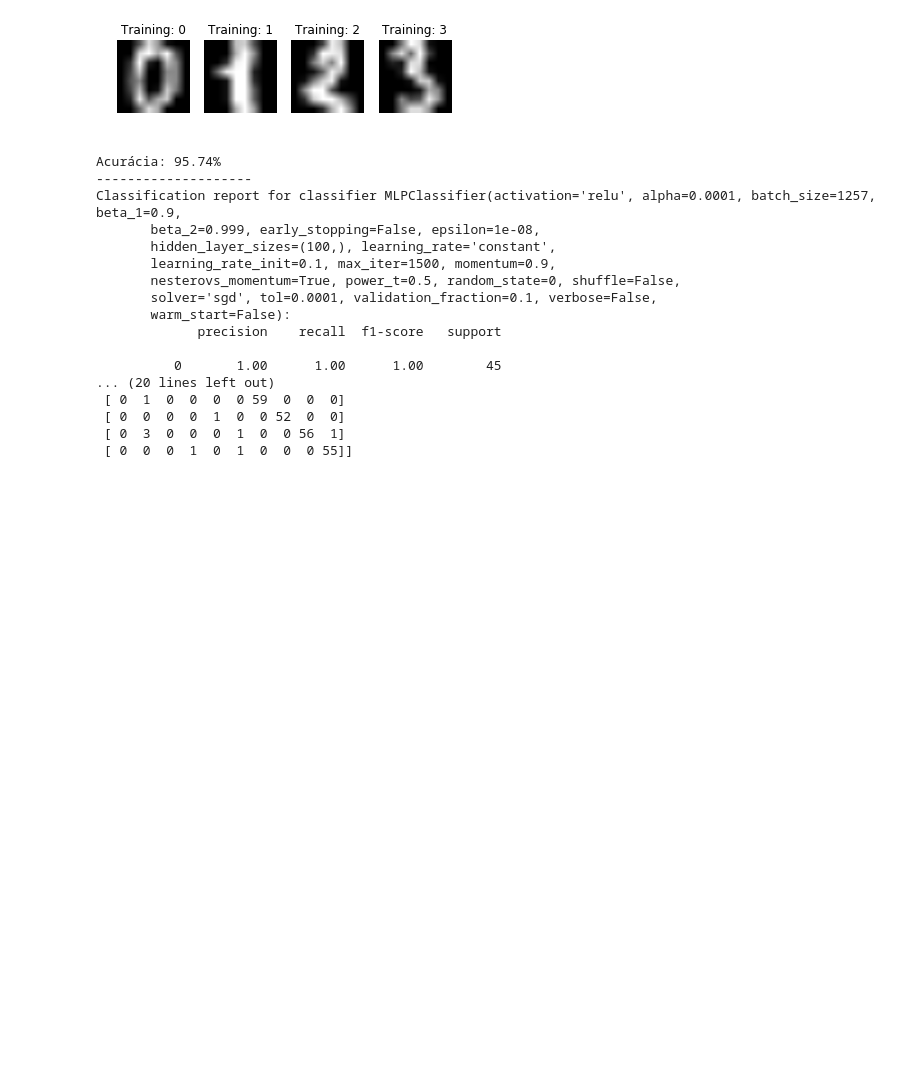
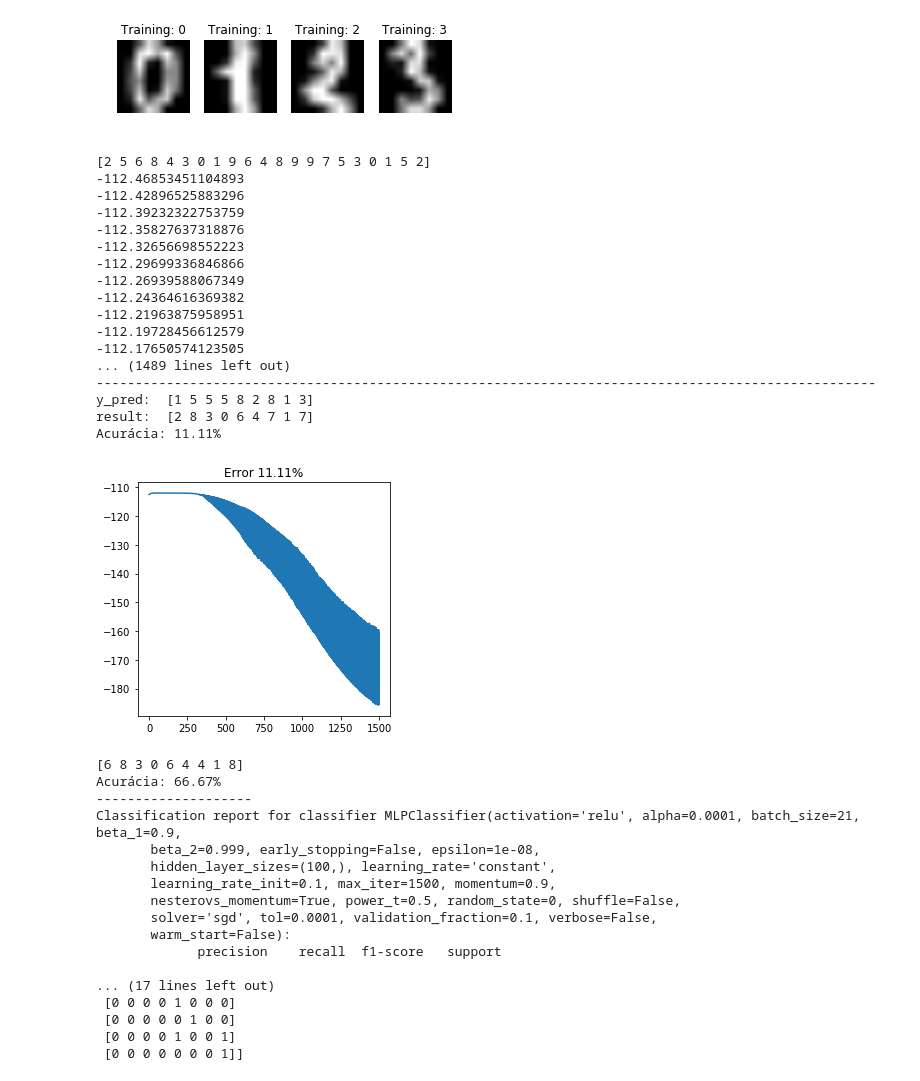
Before and after one commit to rdenadai/AI-Study-Notebooks, a Jupyter notebook: notebooks/NN_MNIST.ipynb, the cells around one changed output. Saved outputs shown, nothing was run; the diff lists cells and outputs as text; code cells hidden in the pictures; blank space fills up the shorter version.

```diff
--- a/notebooks/NN_MNIST.ipynb
+++ b/notebooks/NN_MNIST.ipynb
@@ -28,7 +27,7 @@ print('Qtd Digits: ', n_samples)
 X = digits.images.reshape((n_samples, -1))
 X = X / 255.
 y = digits.target
-X_train, X_test, y_train, y_test = train_test_split(X, y, test_size=0.3, random_state=0)
+X_train, X_test, y_train, y_test = train_test_split(X[:30], y[:30], test_size=0.3, random_state=0)
 # %% [output]
 Qtd Digits:  1797
 [figure]
@@ -35,3 +192,54 @@ Qtd Digits:  1797
+# %%
+final_error = []
+better_acc = 0
+
+layers = (
+    Layer(1, inputs=64, outputs=16, activation='relu'),
+    Layer(2, inputs=16, outputs=16, activation='relu'),
+    Layer(3, inputs=16, outputs=16, activation='relu'),
+    Layer(4, inputs=16, outputs=10, activation='softmax')
+)
+
+print(y_train)
+md = NeuralNetwork(layers, X_train.copy(), y_train.copy(), loss='cross_entropy')
+error = md.train(lr=1e-1)
+print('-' * 100)
+y_pred = md.predict(X_test.copy())
+
+print('y_pred: ', y_pred)
+print('result: ',y_test)
+acc = np.round((np.sum(y_pred == y_test) / len(y_test)) * 100, 2)
+if acc > better_acc:
+    better_acc = acc
+final_error = error
+print(f'Acurácia: {acc}%')
+
+if len(final_error):
+    plt.figure(figsize=(8, 4))
+    plt.subplot(1, 2, 1)
+    plt.title(f'Error {better_acc}%')
+    plt.plot(range(len(final_error)), final_error)
+    plt.tight_layout()
+    plt.show()
+# %% [output]
+[2 5 6 8 4 3 0 1 9 6 4 8 9 9 7 5 3 0 1 5 2]
+-112.46853451104893
+-112.42896525883296
+-112.39232322753759
+-112.35827637318876
+-112.32656698552223
+-112.29699336846866
+-112.26939588067349
+-112.24364616369382
+-112.21963875958951
+-112.19728456612579
+-112.17650574123505
+... (1489 lines left out)
+----------------------------------------------------------------------------------------------------
+y_pred:  [1 5 5 5 8 2 8 1 3]
+result:  [2 8 3 0 6 4 7 1 7]
+Acurácia: 11.11%
+[figure, added]
 # %%
 classifier = MLPClassifier(
     max_iter=1500,
@@ -44,6 +252,7 @@ classifier = MLPClassifier(
 classifier.fit(X_train, y_train)
 
 predicted = classifier.predict(X_test)
+print(predicted)
 
 print(f'Acurácia: {np.round(classifier.score(X_test, y_test) * 100, 2)}%')
 print('-' * 20)
@@ -51,9 +260,10 @@ print("Classification report for classifier %s:\n%s\n"
       % (classifier, classification_report(y_test, predicted)))
 print("Confusion matrix:\n%s" % confusion_matrix(y_test, predicted))
 # %% [output]
-Acurácia: 95.74%
+[6 8 3 0 6 4 4 1 8]
+Acurácia: 66.67%
 --------------------
-Classification report for classifier MLPClassifier(activation='relu', alpha=0.0001, batch_size=1257, beta_1=0.9,
+Classification report for classifier MLPClassifier(activation='relu', alpha=0.0001, batch_size=21, beta_1=0.9,
        beta_2=0.999, early_stopping=False, epsilon=1e-08,
        hidden_layer_sizes=(100,), learning_rate='constant',
        learning_rate_init=0.1, max_iter=1500, momentum=0.9,
@@ -62,9 +272,8 @@ Classification report for classifier MLPClassifier(activation='relu', alpha=0.00
        warm_start=False):
              precision    recall  f1-score   support
 
-          0       1.00      1.00      1.00        45
-... (20 lines left out)
- [ 0  1  0  0  0  0 59  0  0  0]
- [ 0  0  0  0  1  0  0 52  0  0]
- [ 0  3  0  0  0  1  0  0 56  1]
- [ 0  0  0  1  0  1  0  0  0 55]]
+... (17 lines left out)
+ [0 0 0 0 1 0 0 0]
+ [0 0 0 0 0 1 0 0]
+ [0 0 0 0 1 0 0 1]
+ [0 0 0 0 0 0 0 1]]
```
Also changed, not shown: parts of 2 cells of this notebook, 6 other files.
